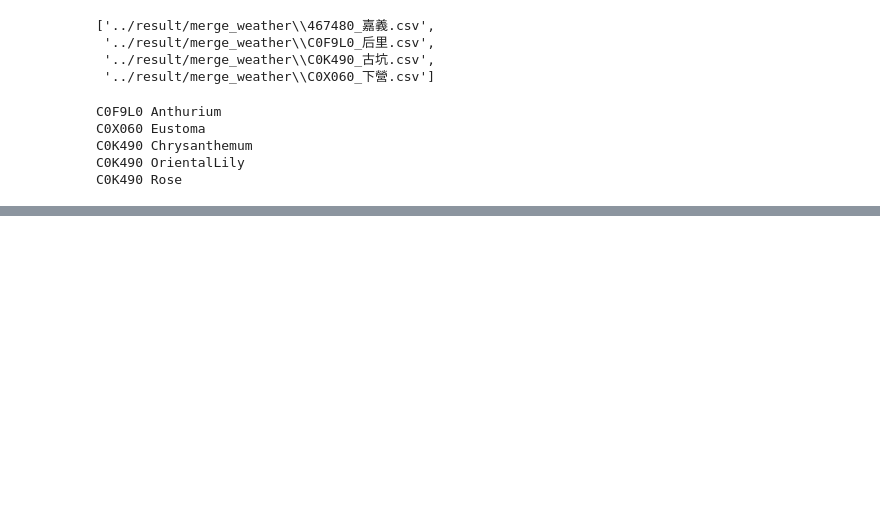
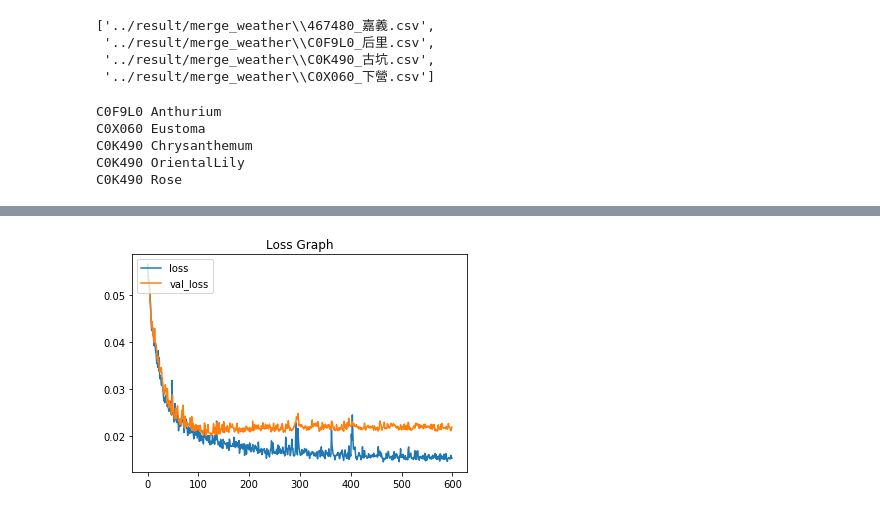
Before and after one commit to dogppatrick/python, a Jupyter notebook: cb105g4/stats_weather_price/001_class_price_pre.ipynb, the cells around one changed output, grey strips where cells are left out. Drawn from its saved outputs; the diff is of its cells as text; code cells hidden in the pictures; blank space fills up the shorter version.

Commit message:
test_CNN

```diff
--- a/cb105g4/stats_weather_price/001_class_price_pre.ipynb
+++ b/cb105g4/stats_weather_price/001_class_price_pre.ipynb
@@ -368,0 +393,64 @@ print(fn_weather, fn_price)
+# %%
+# LSTM test
+# univariate lstm example
+from numpy import array
+from keras.models import Sequential
+from keras.layers import LSTM
+from keras.layers import Dense
+w_list= glob.glob("../result/merge_weather/*.csv")
+p_list = glob.glob("../result/flower_price_byweek/*")
+select_t = [(0,0),(1,1),(1,2),(3,3),(3,4)]
+# 修改 select_t 可以拿不同測站 vs花花朵
+st, flower = select_t[2]
+fn_weather = w_list[st]
+fn_price = p_list[flower]
+print(fn_weather.split("\\")[-1].split("_")[0], p_list[flower].split("\\")[-1].split("_")[0])
+weather_cf = []
+fp = fp_pre(fn_weather, fn_price)
+# 花價格 + 天氣 + 節日後刪除資料
+drop_c = ["year","w_avg", "w_sale", "date", "y_w", "price_diff"]
+d_t_dummy = ["market", "week"]
+shift = 7
+fp.all_prep(shift,1,d_t_dummy)
+fp.drop_x_data(drop_c)
+fp.y_to_class([0])
+fp.split_data(2018)
+x_train, y_train, x_test, y_test = fp.split_xy_count
+x_train, x_train_ns= x_train[:,:shift*22], x_train[:,shift*22:]
+x_test, x_test_ns = x_test[:,:shift*22], x_test[:,shift*22:]
+
+x_train_rs = x_train.reshape(x_train.shape[0],shift, 22)
+x_test_rs = x_test.reshape(x_test.shape[0],shift, 22)
+# define dataset
+X = x_train_rs
+# reshape from [samples, timesteps] into [samples, timesteps, features]
+y = y_train
+# define model
+model = Sequential()
+layer_LSTM = LSTM(22, activation='relu', input_shape=(shift, 22))
+# model.add(LSTM(10, input_length=shape[1], input_dim=shape[2],return_sequences=True))
+model.add(layer_LSTM)
+model.add(Dropout(0.2))
+layer_0 = Dense(units =7, kernel_initializer = "random_normal", activation = "relu")
+model.add(layer_0)
+# model.add(Dropout(0.25))
+# layer_1 = Dense(units =10, kernel_initializer = "random_normal", activation = "relu")
+# model.add(layer_1)
+layer_out = Dense(1)
+model.add(layer_out)
+model.summary()
+model.compile(optimizer='adam', loss='mse')
+# # fit model
+train_history = model.fit(X, y, epochs=600, batch_size=64, verbose=0, validation_split = 0.1)
+plt.plot(train_history.history["loss"])
+plt.plot(train_history.history["val_loss"])
+plt.title("Loss Graph")
+plt.legend(['loss', 'val_loss'], loc="upper left")
+pre = model.predict(x_test_rs)
+pre = pre.reshape(pre.shape[0])
+df = pd.DataFrame()
+df["pre"] = pre
+df["ans"] = y_test
+# df.corr()
+# plt.scatter(pre, y_test)
+# %% [output]
@@ -368,0 +473 @@ print(fn_weather, fn_price)
+[figure, added]
```
Also changed, not shown: parts of 6 cells of this notebook, 3 other files.
